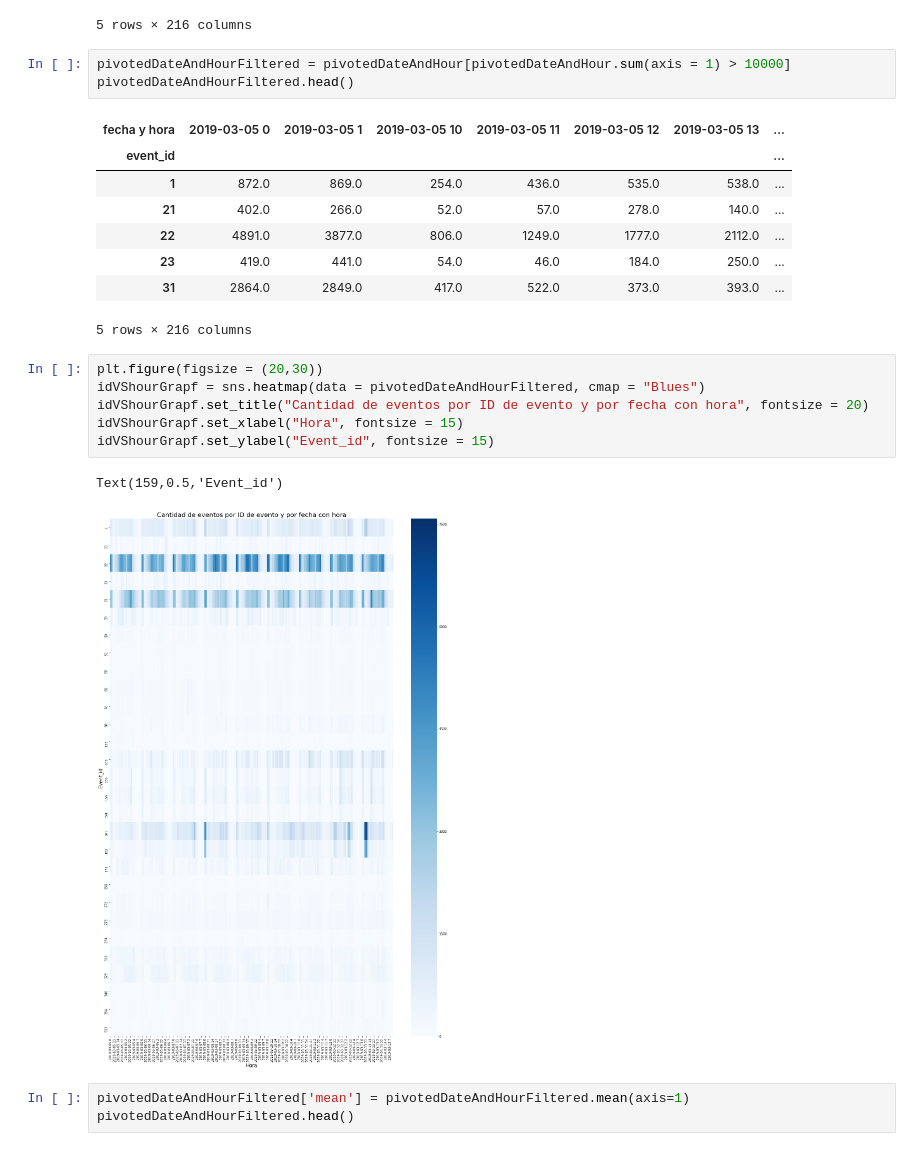
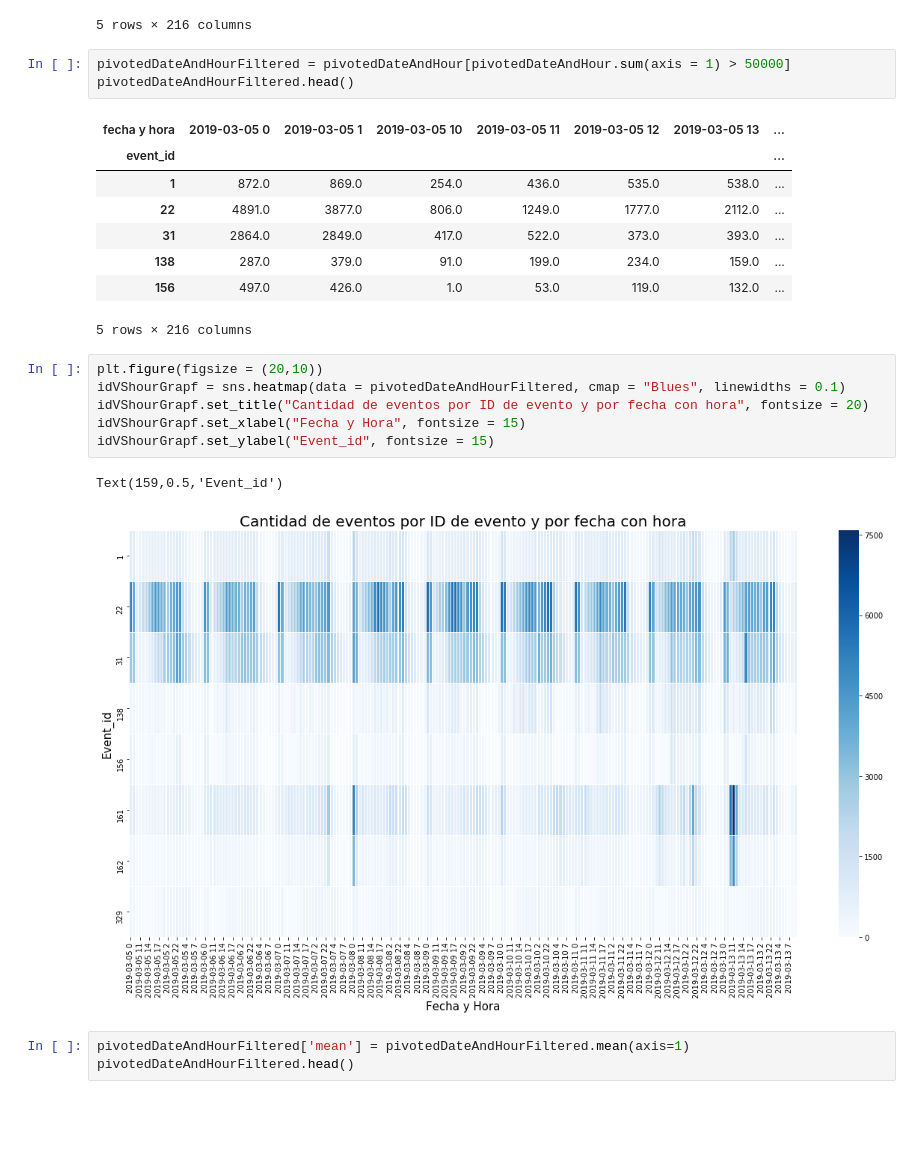
Before and after one commit to EscobarMariaSol/Organizacion-de-datos, a Jupyter notebook: TP1-analisisEvents.ipynb, the cells around one changed output. Saved outputs shown, nothing was run; the diff lists cells and outputs as text; blank space fills up the shorter version.

```diff
--- a/TP1-analisisEvents.ipynb
+++ b/TP1-analisisEvents.ipynb
@@ -240,26 +340,26 @@ pivotedDateAndHour.head()
 | 4 | 0.0 | 0.0 | 0.0 | 0.0 | 0.0 | 0.0 | ... |
 5 rows × 216 columns
 # %%
-pivotedDateAndHourFiltered = pivotedDateAndHour[pivotedDateAndHour.sum(axis = 1) > 10000]
+pivotedDateAndHourFiltered = pivotedDateAndHour[pivotedDateAndHour.sum(axis = 1) > 50000]
 pivotedDateAndHourFiltered.head()
 # %% [output]
 | fecha y hora | 2019-03-05 0 | 2019-03-05 1 | 2019-03-05 10 | 2019-03-05 11 | 2019-03-05 12 | 2019-03-05 13 | ... |
 | event_id |  |  |  |  |  |  | ... |
 | 1 | 872.0 | 869.0 | 254.0 | 436.0 | 535.0 | 538.0 | ... |
-| 21 | 402.0 | 266.0 | 52.0 | 57.0 | 278.0 | 140.0 | ... |
 | 22 | 4891.0 | 3877.0 | 806.0 | 1249.0 | 1777.0 | 2112.0 | ... |
-| 23 | 419.0 | 441.0 | 54.0 | 46.0 | 184.0 | 250.0 | ... |
 | 31 | 2864.0 | 2849.0 | 417.0 | 522.0 | 373.0 | 393.0 | ... |
+| 138 | 287.0 | 379.0 | 91.0 | 199.0 | 234.0 | 159.0 | ... |
+| 156 | 497.0 | 426.0 | 1.0 | 53.0 | 119.0 | 132.0 | ... |
 5 rows × 216 columns
 # %%
-plt.figure(figsize = (20,30))
-idVShourGrapf = sns.heatmap(data = pivotedDateAndHourFiltered, cmap = "Blues")
+plt.figure(figsize = (20,10))
+idVShourGrapf = sns.heatmap(data = pivotedDateAndHourFiltered, cmap = "Blues", linewidths = 0.1)
 idVShourGrapf.set_title("Cantidad de eventos por ID de evento y por fecha con hora", fontsize = 20)
-idVShourGrapf.set_xlabel("Hora", fontsize = 15)
+idVShourGrapf.set_xlabel("Fecha y Hora", fontsize = 15)
 idVShourGrapf.set_ylabel("Event_id", fontsize = 15)
 # %% [output]
 Text(159,0.5,'Event_id')
-[figure, old version]
+[figure, new version]
 # %%
 pivotedDateAndHourFiltered['mean'] = pivotedDateAndHourFiltered.mean(axis=1)
 pivotedDateAndHourFiltered.head()
```
Also changed, not shown: parts of 23 cells of this notebook.
